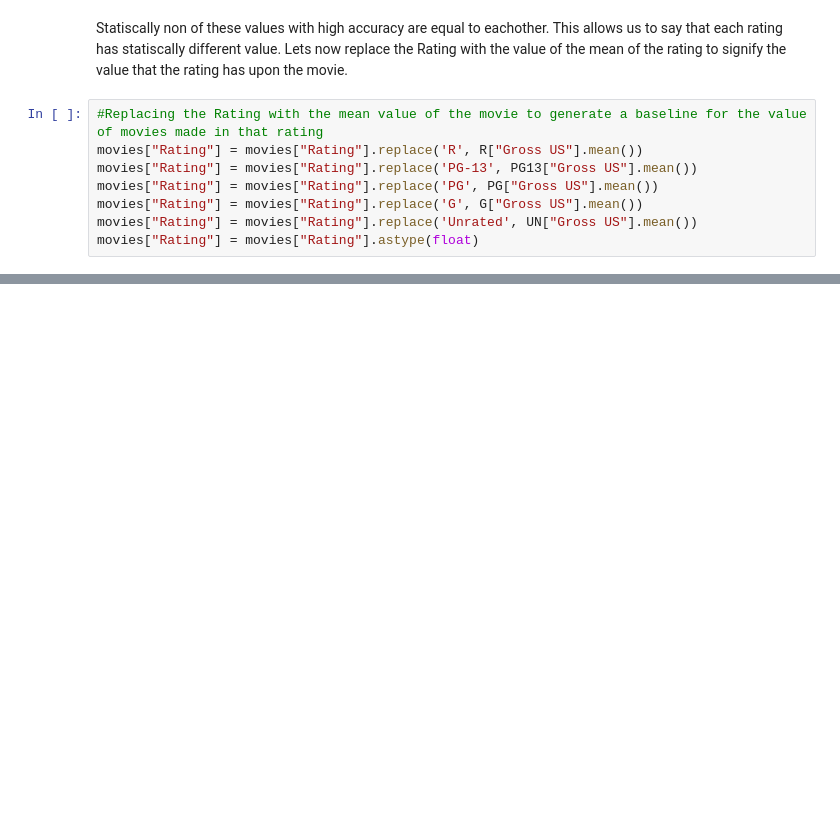
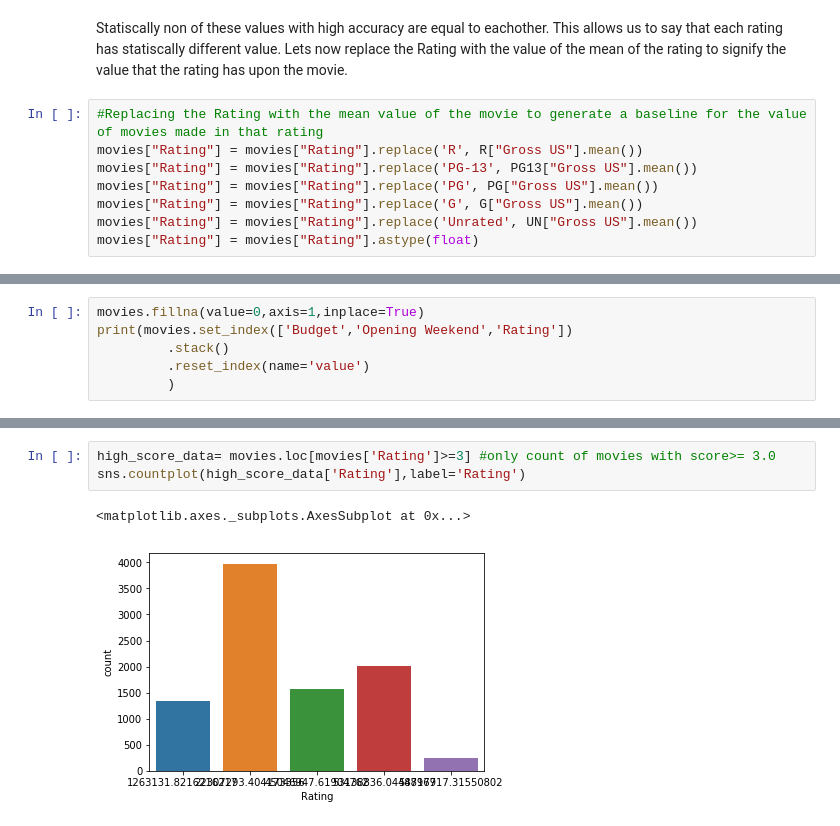
Before and after one commit to ZakBastiani/DataScienceProject2019, a Jupyter notebook: Data Processing.ipynb, the cells around one changed output, grey strips where cells are left out. Saved outputs shown, nothing was run; the diff lists cells and outputs as text; blank space fills up the shorter version.

```diff
--- a/Data Processing.ipynb
+++ b/Data Processing.ipynb
@@ -869,0 +885,6 @@ movies["Rating"] = movies["Rating"].astype(float)
+# %%
+movies.fillna(value=0,axis=1,inplace=True)
+print(movies.set_index(['Budget','Opening Weekend','Rating'])
+         .stack()
+         .reset_index(name='value')
+         )
@@ -869,0 +958,6 @@ movies["Rating"] = movies["Rating"].astype(float)
+# %%
+high_score_data= movies.loc[movies['Rating']>=3] #only count of movies with score>= 3.0
+sns.countplot(high_score_data['Rating'],label='Rating')
+# %% [output]
+<matplotlib.axes._subplots.AxesSubplot at 0x...>
+[figure, added]
```
Also changed, not shown: parts of 30 cells of this notebook.
